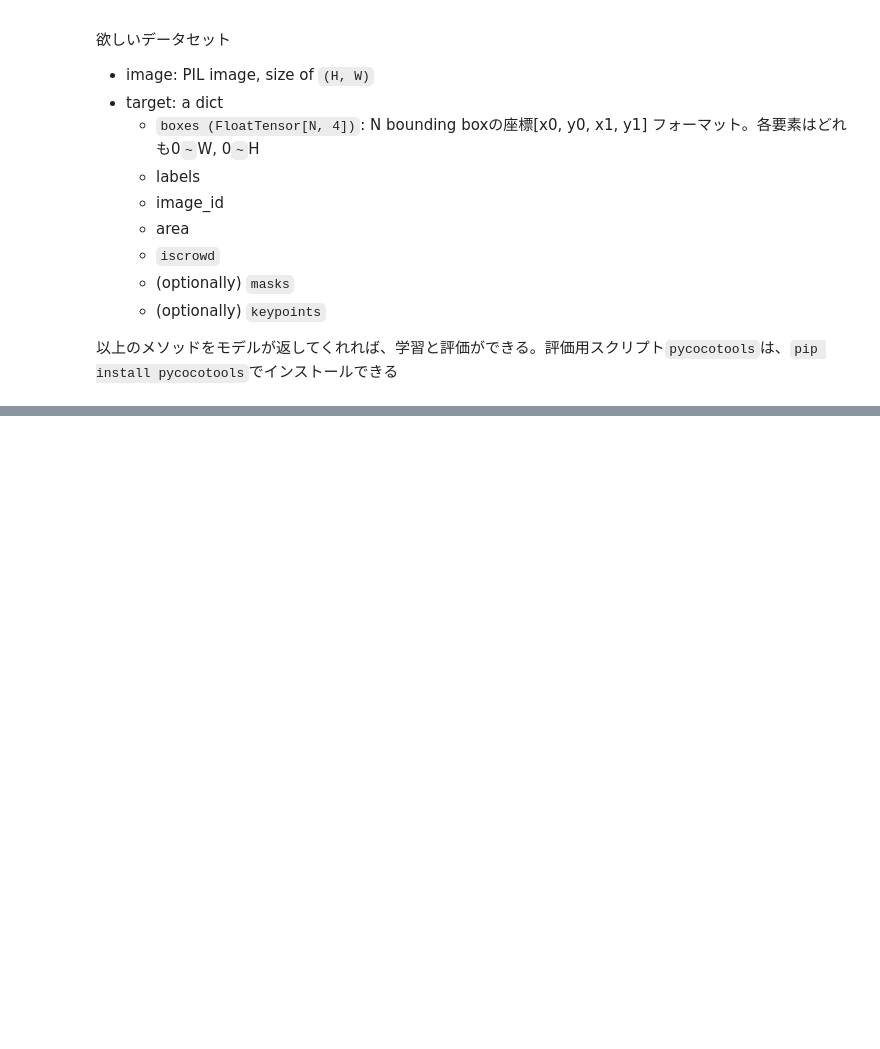
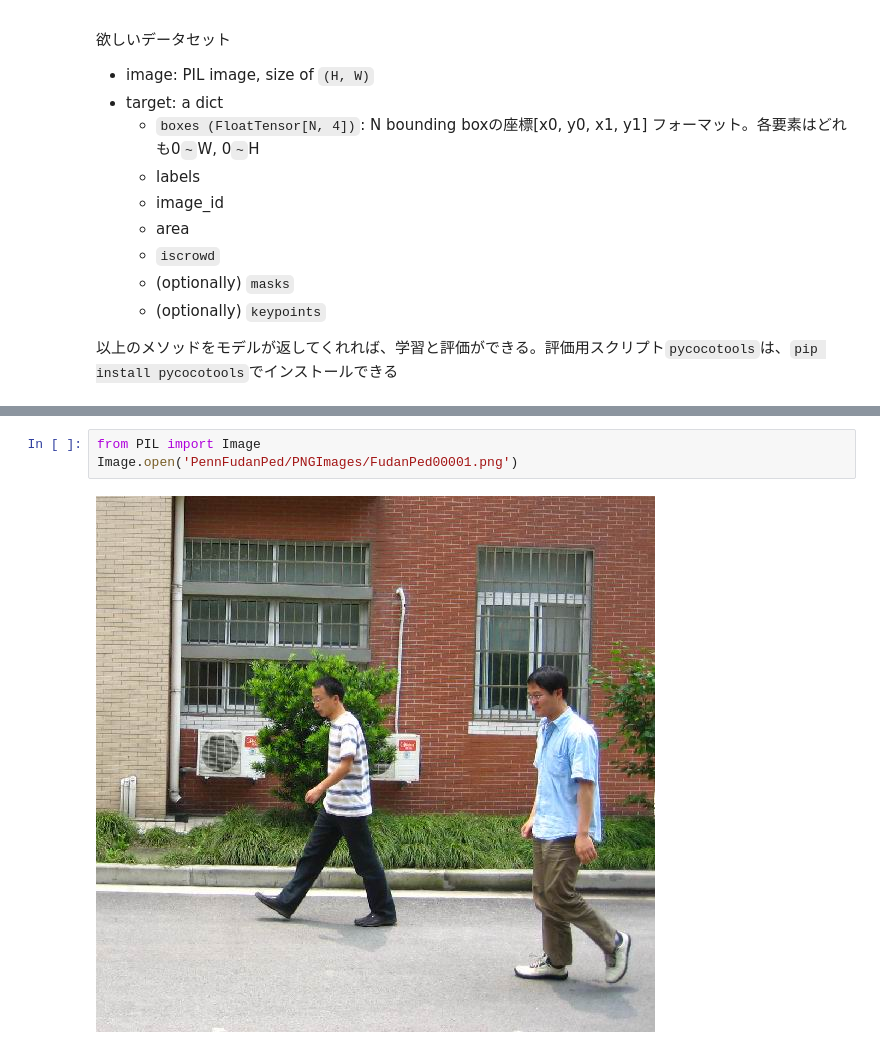
Before and after one commit to makkimaki/pytorch-practice, a Jupyter notebook: torchvision_finetuning_instance_segmentation.ipynb, the cells around one changed output, grey strips where cells are left out. Cells and saved outputs as stored; diff of their text form; blank space fills up the shorter version.

```diff
--- a/torchvision_finetuning_instance_segmentation.ipynb
+++ b/torchvision_finetuning_instance_segmentation.ipynb
@@ -21,0 +54,5 @@
+# %%
+from PIL import Image
+Image.open('PennFudanPed/PNGImages/FudanPed00001.png')
+# %% [output]
+[figure, added]
```
Also changed, not shown: parts of 7 cells of this notebook.
